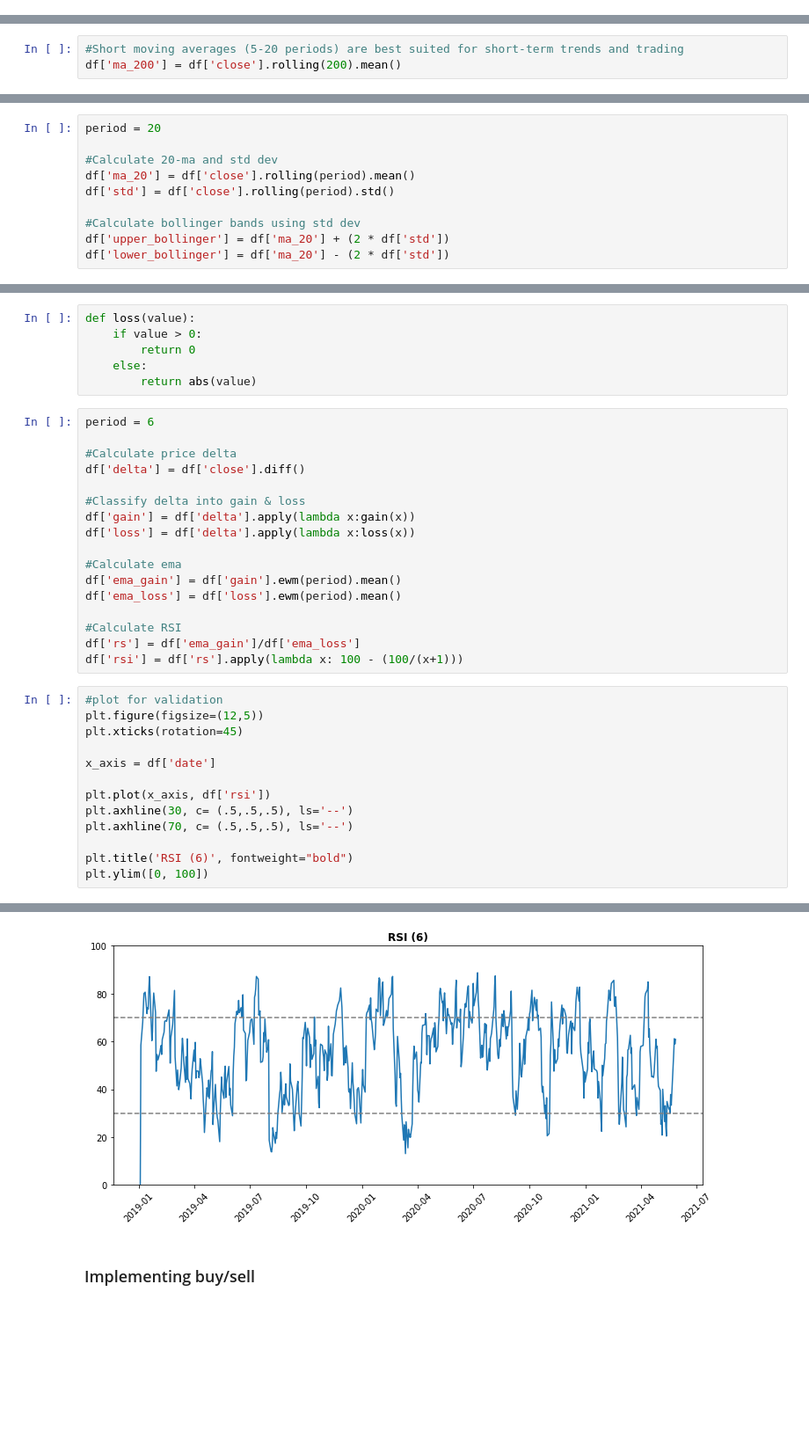
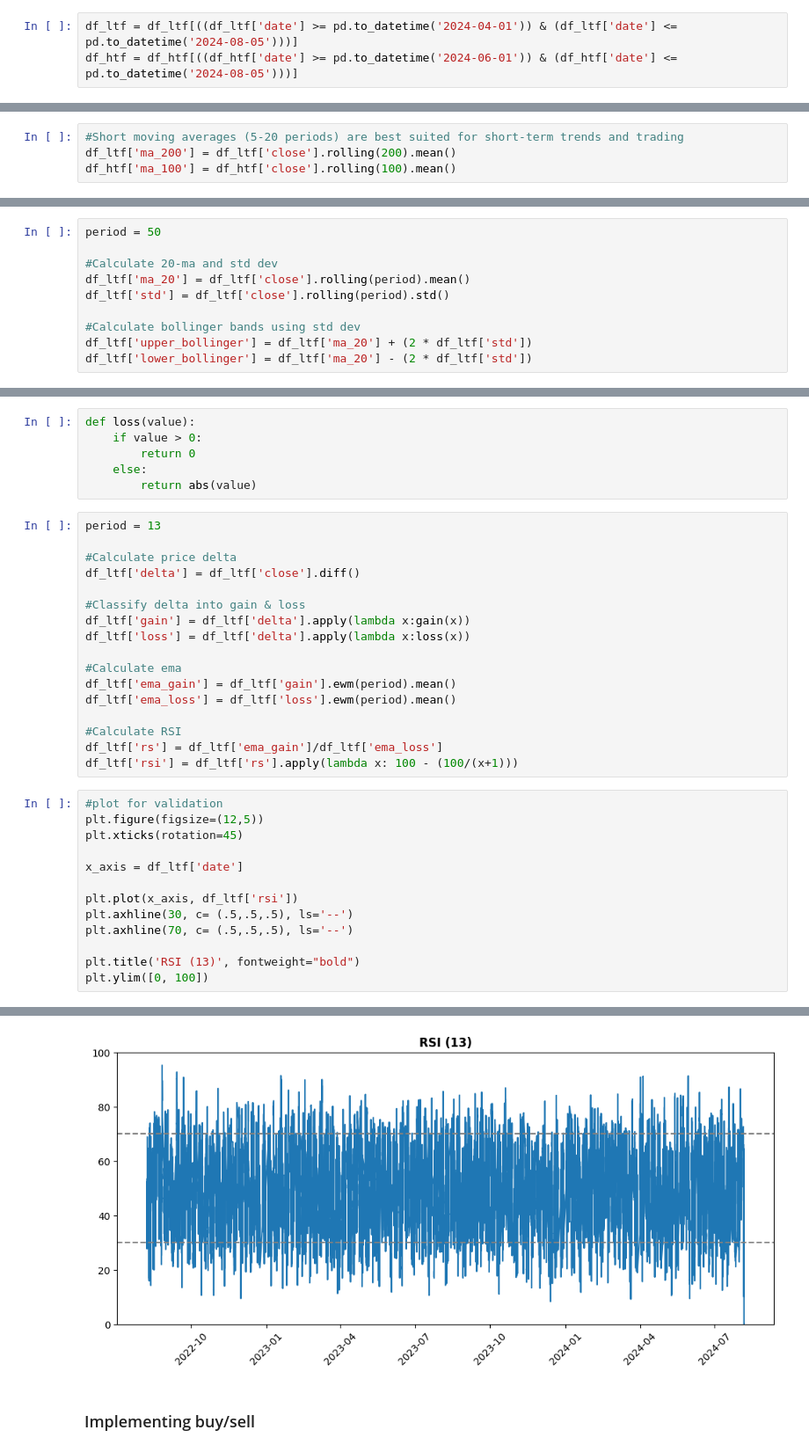
Before and after one commit to FaisalDeveloper113/algo-trading-mean-reversion, a Jupyter notebook: Mean Reversion.ipynb, the cells around one changed output, grey strips where cells are left out. Shown at 88% size. Cells and saved outputs as stored; diff of their text form; blank space fills up the shorter version.

```diff
--- a/Mean Reversion.ipynb
+++ b/Mean Reversion.ipynb
@@ -64,8 +70,12 @@ df = df[((df['date'] >= pd.to_datetime('2019-01-01')) & (df['date'] <= pd.to_dat
+# %%
+df_ltf = df_ltf[((df_ltf['date'] >= pd.to_datetime('2024-04-01')) & (df_ltf['date'] <= pd.to_datetime('2024-08-05')))]
+df_htf = df_htf[((df_htf['date'] >= pd.to_datetime('2024-06-01')) & (df_htf['date'] <= pd.to_datetime('2024-08-05')))]
 # %% [markdown]
 ### Calculate ma
 # %%
 #Short moving averages (5-20 periods) are best suited for short-term trends and trading
-df['ma_200'] = df['close'].rolling(200).mean()
+df_ltf['ma_200'] = df_ltf['close'].rolling(200).mean()
+df_htf['ma_100'] = df_htf['close'].rolling(100).mean()
 # %%
 #plot for validation
 plt.figure(figsize=(12,5))
@@ -81,12 +191,12 @@ plt.show()
 # %% [markdown]
 ### Calculate Bollinger Bands
 # %%
-period = 20
+period = 50
 
 #Calculate 20-ma and std dev
-df['ma_20'] = df['close'].rolling(period).mean()
-df['std'] = df['close'].rolling(period).std()
+df_ltf['ma_20'] = df_ltf['close'].rolling(period).mean()
+df_ltf['std'] = df_ltf['close'].rolling(period).std()
 
 #Calculate bollinger bands using std dev
-df['upper_bollinger'] = df['ma_20'] + (2 * df['std'])
-df['lower_bollinger'] = df['ma_20'] - (2 * df['std'])
+df_ltf['upper_bollinger'] = df_ltf['ma_20'] + (2 * df_ltf['std'])
+df_ltf['lower_bollinger'] = df_ltf['ma_20'] - (2 * df_ltf['std'])
@@ -121,38 +252,38 @@ def loss(value):
     else:
         return abs(value)
 # %%
-period = 6
+period = 13
 
 #Calculate price delta
-df['delta'] = df['close'].diff()
+df_ltf['delta'] = df_ltf['close'].diff()
 
 #Classify delta into gain & loss
-df['gain'] = df['delta'].apply(lambda x:gain(x))
-df['loss'] = df['delta'].apply(lambda x:loss(x))
+df_ltf['gain'] = df_ltf['delta'].apply(lambda x:gain(x))
+df_ltf['loss'] = df_ltf['delta'].apply(lambda x:loss(x))
 
 #Calculate ema
-df['ema_gain'] = df['gain'].ewm(period).mean()
-df['ema_loss'] = df['loss'].ewm(period).mean()
+df_ltf['ema_gain'] = df_ltf['gain'].ewm(period).mean()
+df_ltf['ema_loss'] = df_ltf['loss'].ewm(period).mean()
 
 #Calculate RSI
-df['rs'] = df['ema_gain']/df['ema_loss']
-df['rsi'] = df['rs'].apply(lambda x: 100 - (100/(x+1)))
+df_ltf['rs'] = df_ltf['ema_gain']/df_ltf['ema_loss']
+df_ltf['rsi'] = df_ltf['rs'].apply(lambda x: 100 - (100/(x+1)))
 # %%
 #plot for validation
 plt.figure(figsize=(12,5))
 plt.xticks(rotation=45)
 
-x_axis = df['date']
+x_axis = df_ltf['date']
 
-plt.plot(x_axis, df['rsi'])
+plt.plot(x_axis, df_ltf['rsi'])
 plt.axhline(30, c= (.5,.5,.5), ls='--')
 plt.axhline(70, c= (.5,.5,.5), ls='--')
 
-plt.title('RSI (6)', fontweight="bold")
+plt.title('RSI (13)', fontweight="bold")
 plt.ylim([0, 100])
 # %% [output]
 (0.0, 100.0)
-[figure, old version]
+[figure, new version]
 # %% [markdown]
 ### Implementing buy/sell
 # %% [markdown]
```
Also changed, not shown: parts of 19 cells of this notebook, 2 other files.
